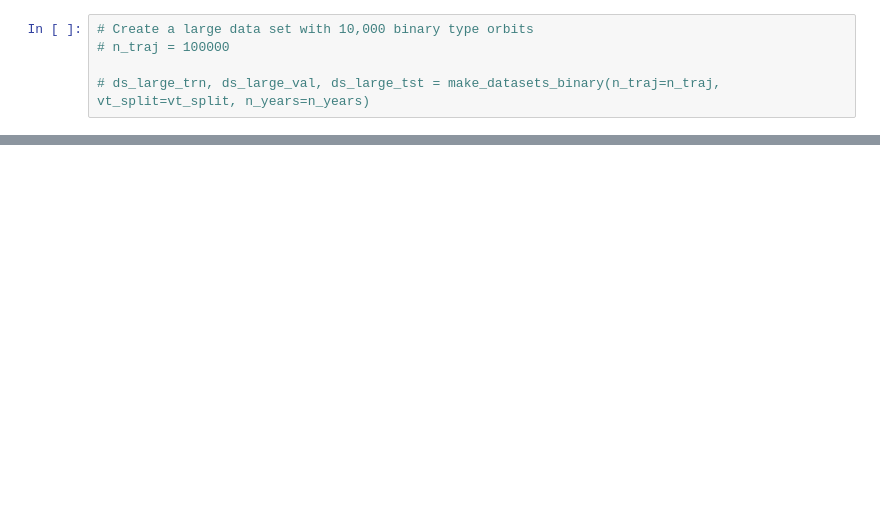
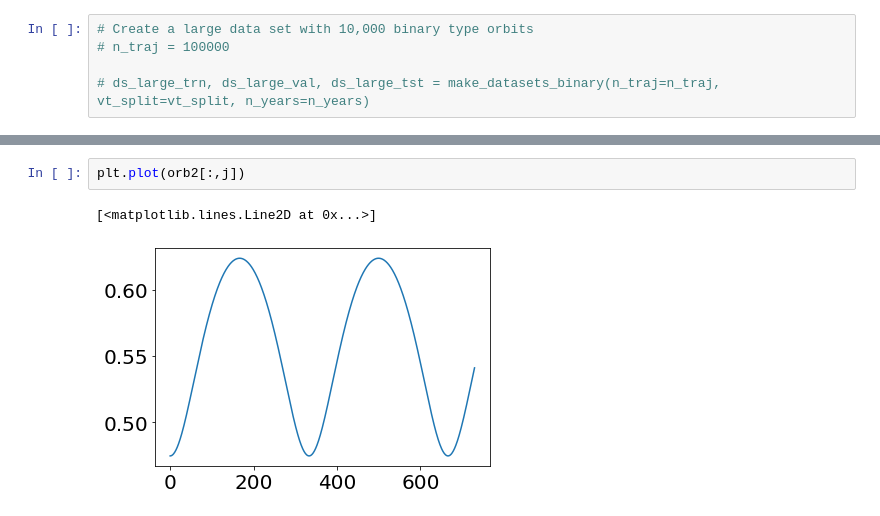
Before and after one commit to memanuel/IACS-n-body, a Jupyter notebook: src/two-body.ipynb, the cells around one changed output, grey strips where cells are left out. Saved outputs shown, nothing was run; the diff lists cells and outputs as text; blank space fills up the shorter version.

```diff
--- a/src/two-body.ipynb
+++ b/src/two-body.ipynb
@@ -218,0 +398,5 @@ Unable to load data from ../data/g2b/1719828961.pickle.
+# %%
+plt.plot(orb2[:,j])
+# %% [output]
+[<matplotlib.lines.Line2D at 0x...>]
+[figure, added]
```
Also changed, not shown: parts of 12 cells of this notebook, 2 other files.
